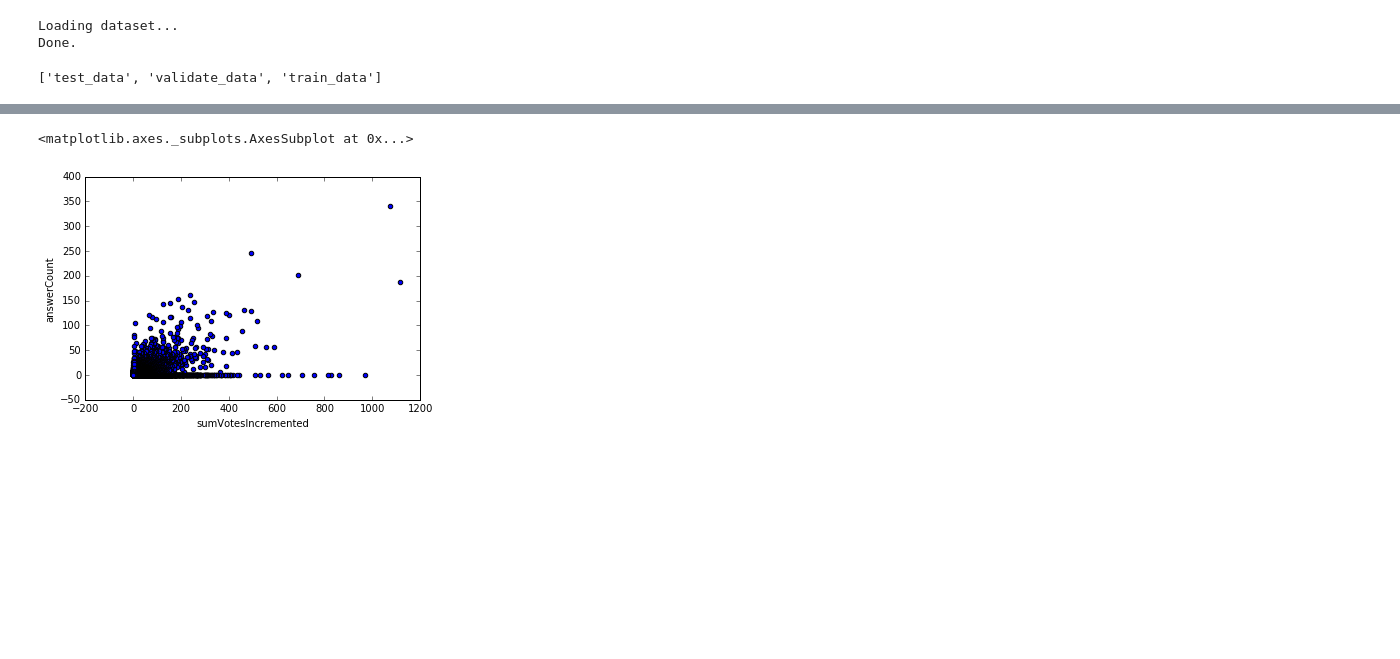
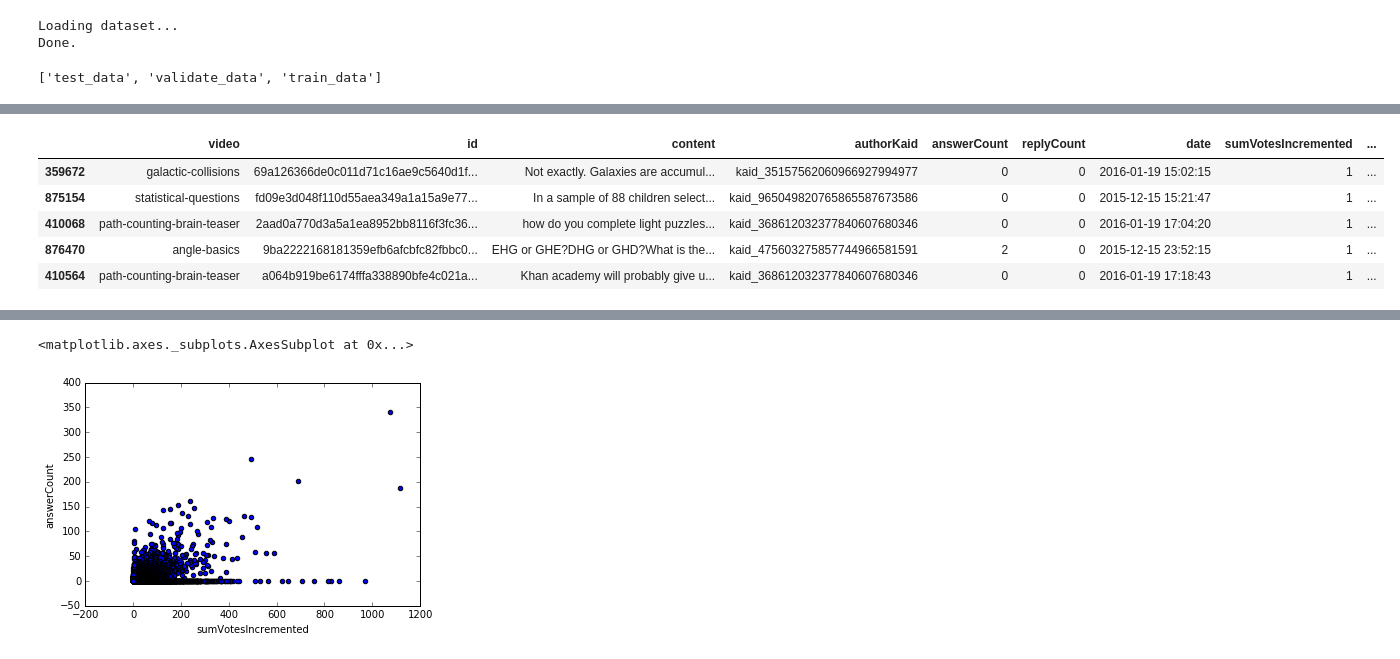
Before and after one commit to kyleiwaniec/w266_Project, a Jupyter notebook: ConvNet.ipynb, the cells around one changed output, grey strips where cells are left out. Saved outputs shown, nothing was run; the diff lists cells and outputs as text; code cells hidden in the pictures; blank space fills up the shorter version.

```diff
--- a/ConvNet.ipynb
+++ b/ConvNet.ipynb
@@ -45,5 +49,14 @@ max_cont = comments_dataset['train_data'].iloc[max([len(x.split(" ")) for x in c
 # %%
 test_data = comments_dataset['test_data']
+# %%
+test_data.head()
+# %% [output]
+|  | video | id | content | authorKaid | answerCount | replyCount | date | sumVotesIncremented | ... |
+| 359672 | galactic-collisions | 69a126366de0c011d71c16ae9c5640d1f... | Not exactly. Galaxies are accumul... | kaid_35157562060966927994977 | 0 | 0 | 2016-01-19 15:02:15 | 1 | ... |
+| 875154 | statistical-questions | fd09e3d048f110d55aea349a1a15a9e77... | In a sample of 88 children select... | kaid_965049820765865587673586 | 0 | 0 | 2015-12-15 15:21:47 | 1 | ... |
+| 410068 | path-counting-brain-teaser | 2aad0a770d3a5a1ea8952bb8116f3fc36... | how do you complete light puzzles... | kaid_368612032377840607680346 | 0 | 0 | 2016-01-19 17:04:20 | 1 | ... |
+| 876470 | angle-basics | 9ba2222168181359efb6afcbfc82fbbc0... | EHG or GHE?DHG or GHD?What is the... | kaid_475603275857744966581591 | 2 | 0 | 2015-12-15 23:52:15 | 1 | ... |
+| 410564 | path-counting-brain-teaser | a064b919be6174fffa338890bfe4c021a... | Khan academy will probably give u... | kaid_368612032377840607680346 | 0 | 0 | 2016-01-19 17:18:43 | 1 | ... |
 # %%
 # since the data was balanced in another notebook, we concatenate the train and eval set -
 # the TF implementation will split this set later. It's a little redundant, but less work than rewriting the TF implementaion.
```
Also changed, not shown: parts of 15 cells of this notebook, 6 other files.
